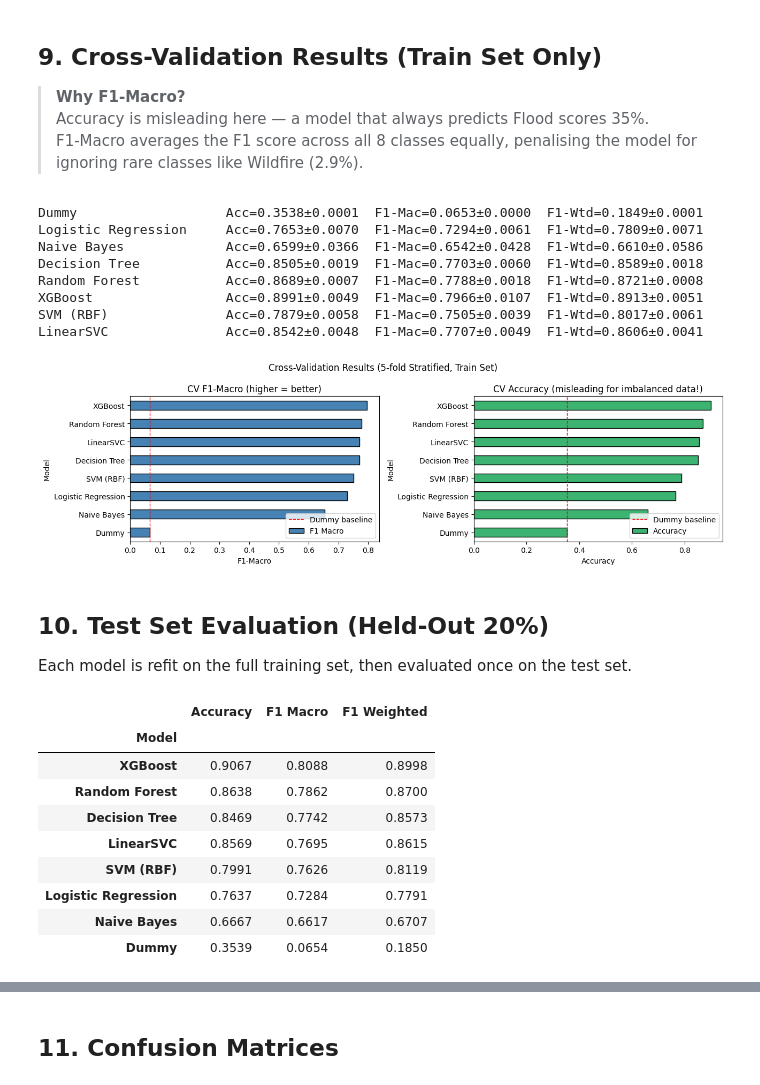
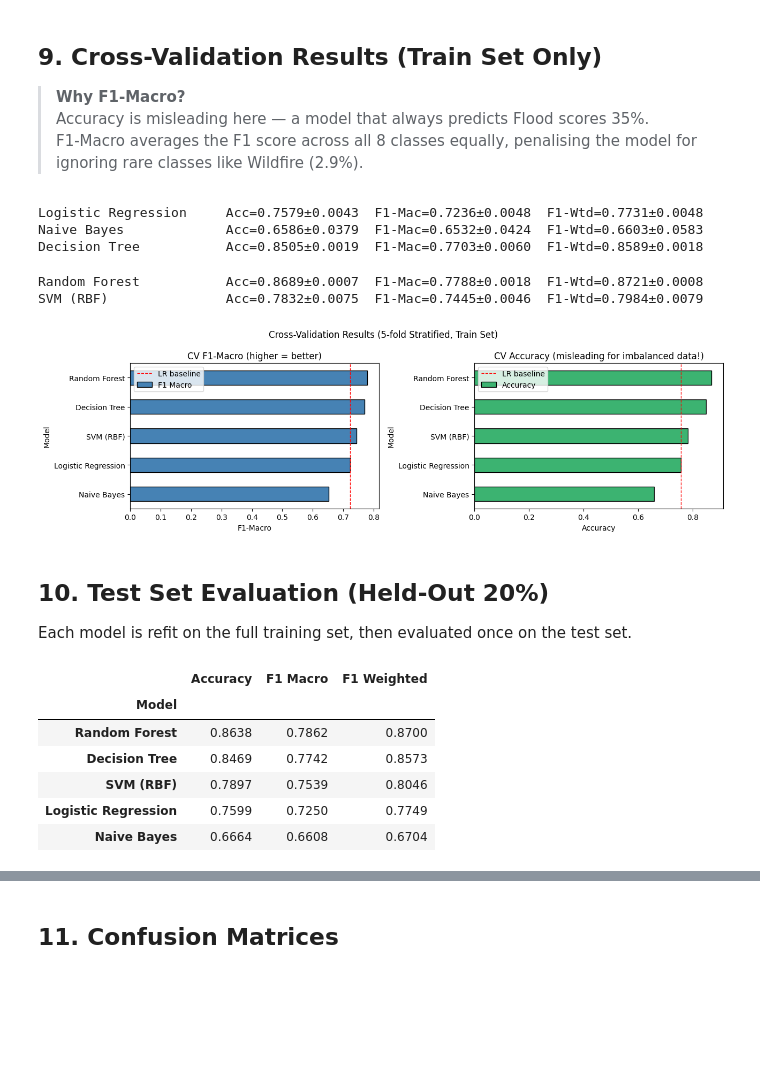
Before and after one commit to chaw-ai-tech/disaster-type-prediction, a Jupyter notebook: notebooks/03_baseline_model.ipynb, the cells around one changed output, grey strips where cells are left out. Saved outputs shown, nothing was run; the diff lists cells and outputs as text; code cells hidden in the pictures; blank space fills up the shorter version.

```diff
--- a/notebooks/03_baseline_model.ipynb
+++ b/notebooks/03_baseline_model.ipynb
@@ -130,7 +127,6 @@ SCORING = ["accuracy", "f1_macro", "f1_weighted"]
 All non-dummy models use `class_weight='balanced'` to handle the 12× imbalance.
 # %%
 models = {
-    "Dummy"              : DummyClassifier(strategy="most_frequent"),
     "Logistic Regression": LogisticRegression(
                                max_iter=1000,
                                class_weight="balanced",
@@ -144,12 +140,12 @@ models = {
                                class_weight="balanced",
                                random_state=42,
                                n_jobs=-1),
-    "XGBoost"            : XGBClassifier(
-                               n_estimators=200,
-                               eval_metric="mlogloss",
-                               random_state=42,
-                               n_jobs=-1,
-                               verbosity=0),
+    # "XGBoost"            : XGBClassifier(
+    #                            n_estimators=200,
+    #                            eval_metric="mlogloss",
+    #                            random_state=42,
+    #                            n_jobs=-1,
+    #                            verbosity=0),
 #     "LightGBM"           : LGBMClassifier(
 #                                n_estimators=200,
 #                                class_weight="balanced",
@@ -161,10 +157,7 @@ models = {
                                class_weight="balanced",
                                random_state=42,
                                cache_size=500),
-    "LinearSVC"          : LinearSVC(
-                               class_weight="balanced",
-                               random_state=42,
-                               max_iter=2000),
+
 }
 # %% [markdown]
 ## 9. Cross-Validation Results (Train Set Only)
@@ -198,41 +191,38 @@ for name, model in models.items():
 
 cv_df = pd.DataFrame(cv_summary).set_index("Model")
 # %% [output]
-Dummy                   Acc=0.3538±0.0001  F1-Mac=0.0653±0.0000  F1-Wtd=0.1849±0.0001
-Logistic Regression     Acc=0.7653±0.0070  F1-Mac=0.7294±0.0061  F1-Wtd=0.7809±0.0071
-Naive Bayes             Acc=0.6599±0.0366  F1-Mac=0.6542±0.0428  F1-Wtd=0.6610±0.0586
+Logistic Regression     Acc=0.7579±0.0043  F1-Mac=0.7236±0.0048  F1-Wtd=0.7731±0.0048
+Naive Bayes             Acc=0.6586±0.0379  F1-Mac=0.6532±0.0424  F1-Wtd=0.6603±0.0583
 Decision Tree           Acc=0.8505±0.0019  F1-Mac=0.7703±0.0060  F1-Wtd=0.8589±0.0018
-Random Forest           Acc=0.8689±0.0007  F1-Mac=0.7788±0.0018  F1-Wtd=0.8721±0.0008
-XGBoost                 Acc=0.8991±0.0049  F1-Mac=0.7966±0.0107  F1-Wtd=0.8913±0.0051
-SVM (RBF)               Acc=0.7879±0.0058  F1-Mac=0.7505±0.0039  F1-Wtd=0.8017±0.0061
-LinearSVC               Acc=0.8542±0.0048  F1-Mac=0.7707±0.0049  F1-Wtd=0.8606±0.0041
+Random Forest           Acc=0.8689±0.0007  F1-Mac=0.7788±0.0018  F1-Wtd=0.8721±0.0008
+SVM (RBF)               Acc=0.7832±0.0075  F1-Mac=0.7445±0.0046  F1-Wtd=0.7984±0.0079
 # %%
 # Visual comparison — CV F1-Macro vs Accuracy
 fig, axes = plt.subplots(1, 2, figsize=(13, 4))
 
 cv_df["F1 Macro"].sort_values().plot(
     kind="barh", ax=axes[0], color="steelblue", edgecolor="black"
 )
 axes[0].set_title("CV F1-Macro (higher = better)")
 axes[0].set_xlabel("F1-Macro")
-axes[0].axvline(cv_df.loc["Dummy", "F1 Macro"], color="red",
-                linestyle="--", linewidth=1, label="Dummy baseline")
+axes[0].axvline(cv_df.loc["Logistic Regression", "F1 Macro"], color="red",
+                linestyle="--", linewidth=1, label="LR baseline")
 axes[0].legend()
 
 cv_df["Accuracy"].sort_values().plot(
     kind="barh", ax=axes[1], color="mediumseagreen", edgecolor="black"
 )
 axes[1].set_title("CV Accuracy (misleading for imbalanced data!)")
 axes[1].set_xlabel("Accuracy")
-axes[1].axvline(cv_df.loc["Dummy", "Accuracy"], color="red",
-                linestyle="--", linewidth=1, label="Dummy baseline")
+axes[1].axvline(cv_df.loc["Logistic Regression", "Accuracy"], color="red",
+                linestyle="--", linewidth=1, label="LR baseline")
 axes[1].legend()
 
 plt.suptitle("Cross-Validation Results (5-fold Stratified, Train Set)", fontsize=12)
 plt.tight_layout()
 plt.show()
 # %% [output]
-[figure, old version]
+[figure, new version]
 # %% [markdown]
 ## 10. Test Set Evaluation (Held-Out 20%)
 
@@ -256,14 +246,11 @@ test_df.sort_values("F1 Macro", ascending=False).round(4)
 # %% [output]
 |  | Accuracy | F1 Macro | F1 Weighted |
 | Model |  |  |  |
-| XGBoost | 0.9067 | 0.8088 | 0.8998 |
 | Random Forest | 0.8638 | 0.7862 | 0.8700 |
 | Decision Tree | 0.8469 | 0.7742 | 0.8573 |
-| LinearSVC | 0.8569 | 0.7695 | 0.8615 |
-| SVM (RBF) | 0.7991 | 0.7626 | 0.8119 |
-| Logistic Regression | 0.7637 | 0.7284 | 0.7791 |
-| Naive Bayes | 0.6667 | 0.6617 | 0.6707 |
-| Dummy | 0.3539 | 0.0654 | 0.1850 |
+| SVM (RBF) | 0.7897 | 0.7539 | 0.8046 |
+| Logistic Regression | 0.7599 | 0.7250 | 0.7749 |
+| Naive Bayes | 0.6664 | 0.6608 | 0.6704 |
 # %%
 # Per-class classification report for every model
 for name, model in models.items():
```
Also changed, not shown: parts of 5 cells of this notebook.
